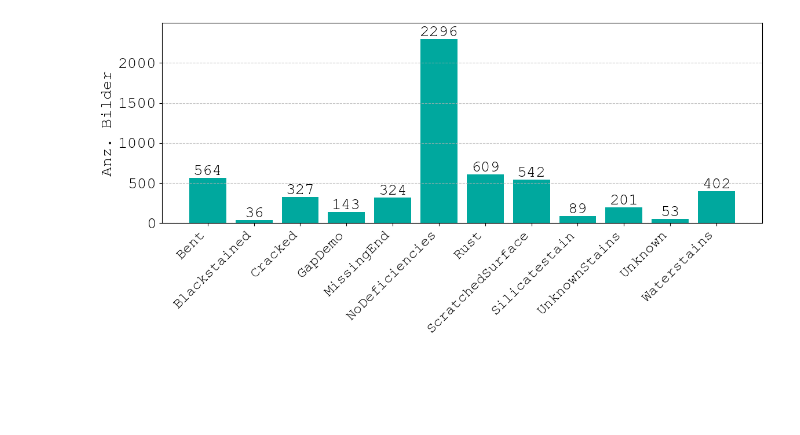
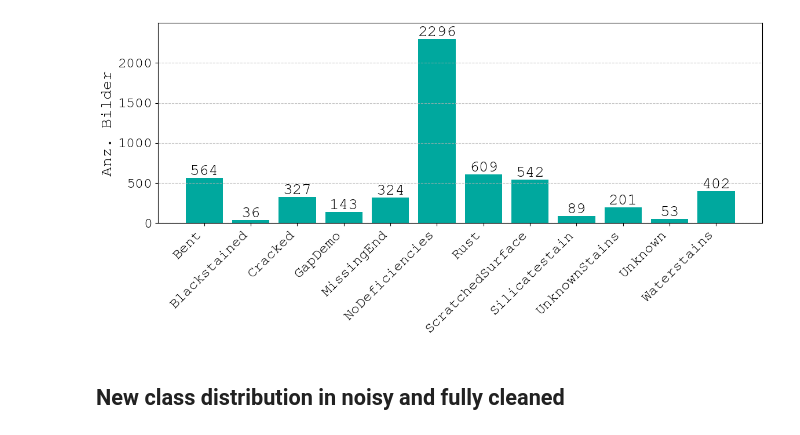
Before and after one commit to LukasBenner/NoisyLabelDefectDetection, a Jupyter notebook: notebooks/plots.ipynb, the cells around one changed output. Cells and saved outputs as stored; diff of their text form; code cells hidden in the pictures; blank space fills up the shorter version.

```diff
--- a/notebooks/plots.ipynb
+++ b/notebooks/plots.ipynb
@@ -38,20 +35,23 @@ labels =["Bent",
 # %%
 plt.rcParams.update({
     "xtick.labelsize": 18,
+    "ytick.labelsize": 18,
 })
 
 fig = plt.figure(figsize=(12, 6))
 
 plt.bar(np.arange(0, num_classes), [np.sum(targets == i) for i in range(num_classes)], color=(0.0, 0.66, 0.62))
 for i in range(num_classes):
     plt.text(i, np.sum(targets == i), str(np.sum(targets == i)), ha='center', va='bottom')
 plt.grid(axis='y', linestyle='--', alpha=0.7)
 plt.yticks(np.arange(0, 2500, 500))
 plt.ylim(0, 2500)
 plt.xticks(np.arange(0, num_classes), labels, rotation=45, ha='right')
 plt.ylabel("Anz. Bilder")
 plt.tight_layout()
 plt.savefig("plots/class_distribution_old.pdf", bbox_inches='tight')
 plt.show()
 # %% [output]
-[figure, old version]
+[figure, new version]
+# %% [markdown]
+## New class distribution in noisy and fully cleaned
```
Also changed, not shown: parts of 18 cells of this notebook, 6 other files.
